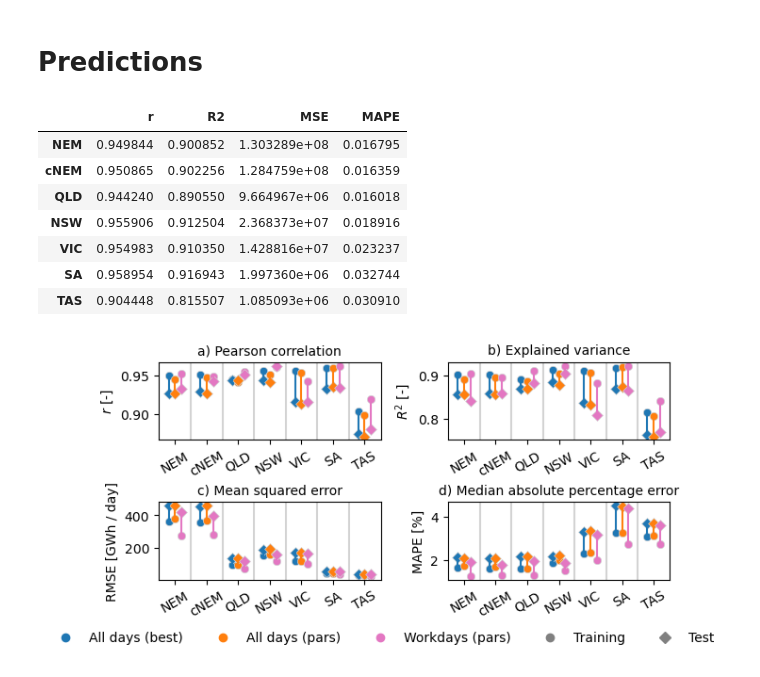
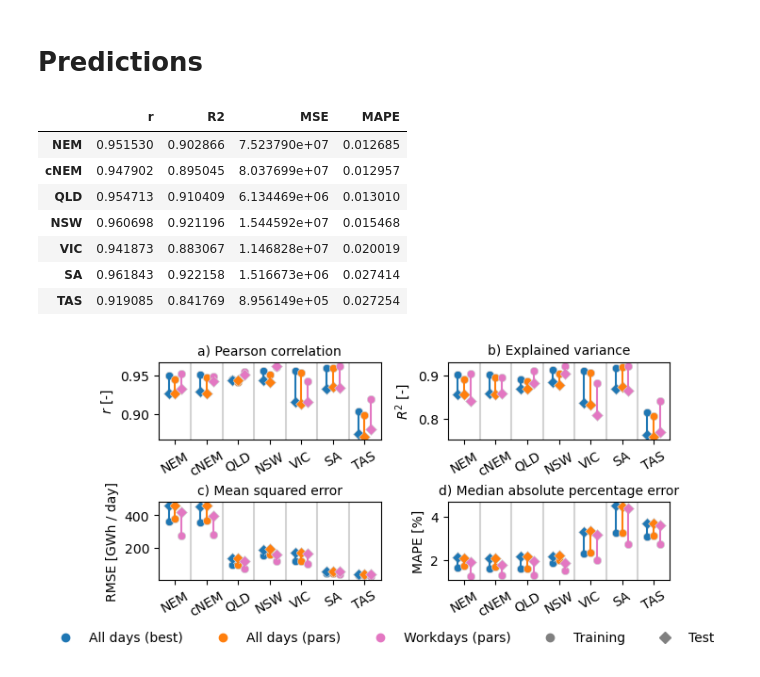
Before and after one commit to dougrichardson/demand_model, a Jupyter notebook: 13_evaluation.ipynb, the cells around one changed output. Saved outputs shown, nothing was run; the diff lists cells and outputs as text; code cells hidden in the pictures.

```diff
--- a/13_evaluation.ipynb
+++ b/13_evaluation.ipynb
@@ -465,21 +465,21 @@ sklearn_metrics = [
 ]
 # %%
 training_scores_best = get_scores(training_dict_best, sklearn_metrics, metric_names)
-# %%
-training_scores_best
-# %% [output]
-|  | r | R2 | MSE | MAPE |
-| NEM | 0.949844 | 0.900852 | 1.303289e+08 | 0.016795 |
-| cNEM | 0.950865 | 0.902256 | 1.284759e+08 | 0.016359 |
-| QLD | 0.944240 | 0.890550 | 9.664967e+06 | 0.016018 |
-| NSW | 0.955906 | 0.912504 | 2.368373e+07 | 0.018916 |
-| VIC | 0.954983 | 0.910350 | 1.428816e+07 | 0.023237 |
-| SA | 0.958954 | 0.916943 | 1.997360e+06 | 0.032744 |
-| TAS | 0.904448 | 0.815507 | 1.085093e+06 | 0.030910 |
 # %%
 training_scores_pars = get_scores(training_dict_pars, sklearn_metrics, metric_names)
 # %%
 training_no_wknd_no_xmas_scores_pars = get_scores(training_no_wknd_no_xmas_dict_pars, sklearn_metrics, metric_names)
+# %%
+training_no_wknd_no_xmas_scores_pars
+# %% [output]
+|  | r | R2 | MSE | MAPE |
+| NEM | 0.951530 | 0.902866 | 7.523790e+07 | 0.012685 |
+| cNEM | 0.947902 | 0.895045 | 8.037699e+07 | 0.012957 |
+| QLD | 0.954713 | 0.910409 | 6.134469e+06 | 0.013010 |
+| NSW | 0.960698 | 0.921196 | 1.544592e+07 | 0.015468 |
+| VIC | 0.941873 | 0.883067 | 1.146828e+07 | 0.020019 |
+| SA | 0.961843 | 0.922158 | 1.516673e+06 | 0.027414 |
+| TAS | 0.919085 | 0.841769 | 8.956149e+05 | 0.027254 |
 # %%
 test_scores_best = get_scores(test_dict_best, sklearn_metrics, metric_names)
 # %%
```
Also changed, not shown: parts of 9 cells of this notebook, 2 other files.
